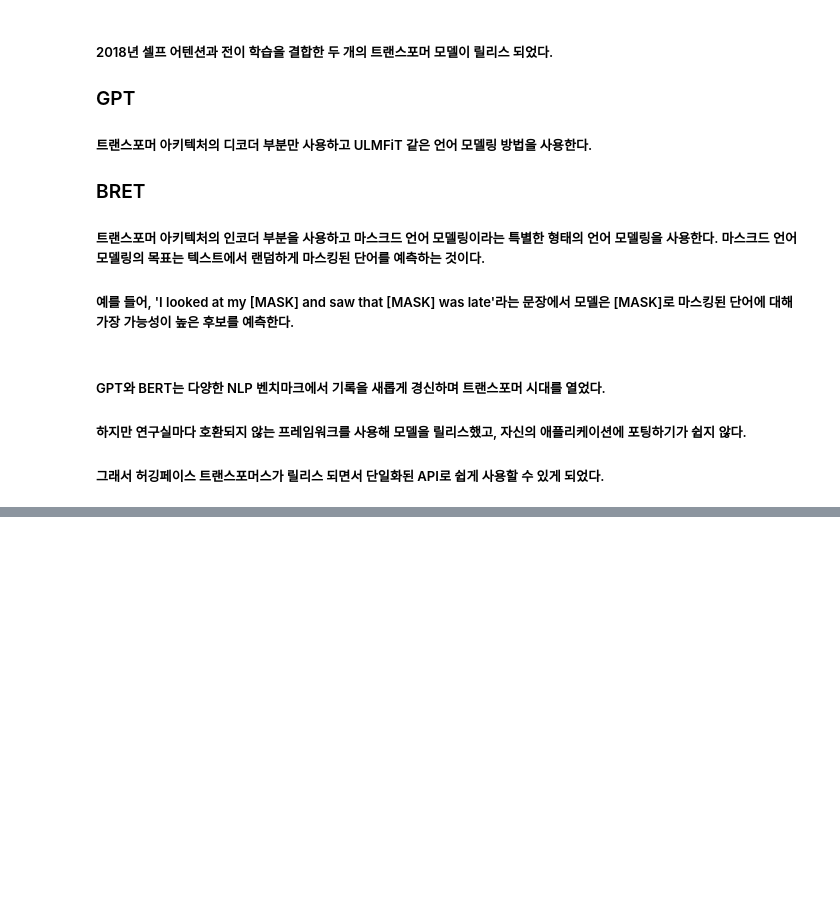
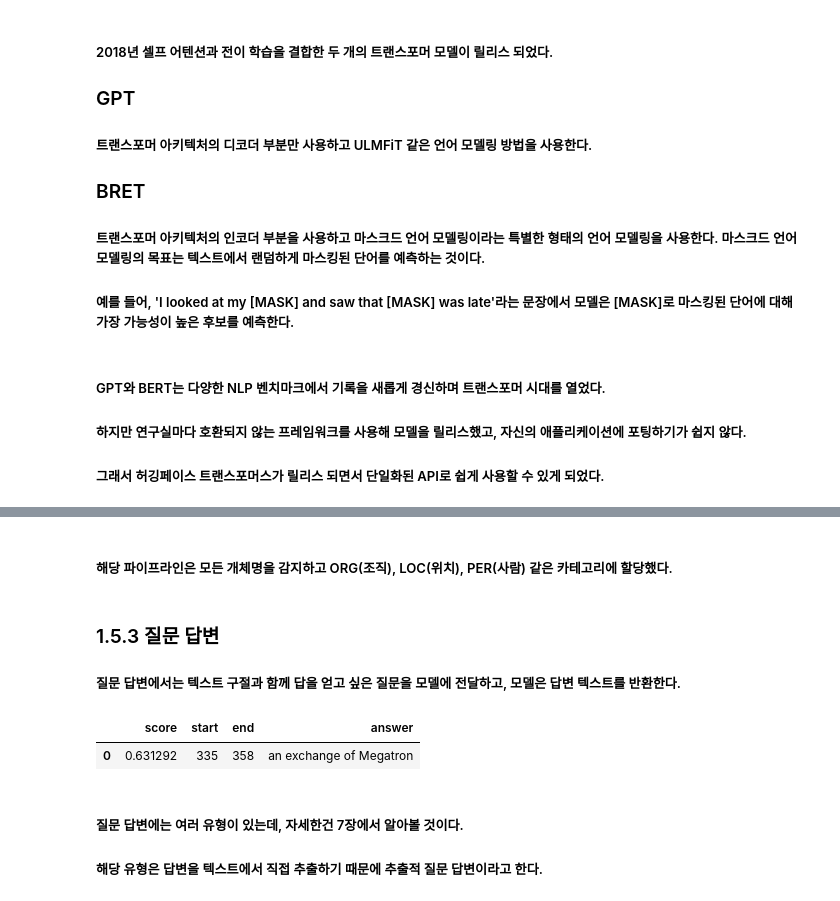
Before and after one commit to JunSeokCheon/NLP-using-transformers, a Jupyter notebook: Chapter01/Introduction to Transformers.ipynb, the cells around one changed output, grey strips where cells are left out. Saved outputs shown, nothing was run; the diff lists cells and outputs as text; code cells hidden in the pictures; blank space fills up the shorter version.

```diff
--- a/Chapter01/Introduction to Transformers.ipynb
+++ b/Chapter01/Introduction to Transformers.ipynb
@@ -113,0 +175,16 @@ Go to Runtime > Change runtime type and select a GPU hardware accelerator.
+# %% [markdown]
+##### 해당 파이프라인은 모든 개체명을 감지하고 ORG(조직), LOC(위치), PER(사람) 같은 카테고리에 할당했다.
+# %% [markdown]
+### 1.5.3 질문 답변
+##### 질문 답변에서는 텍스트 구절과 함께 답을 얻고 싶은 질문을 모델에 전달하고, 모델은 답변 텍스트를 반환한다.
+# %%
+reader = pipeline("question-answering")
+question = "What does the customer want?"
+outputs = reader(question=question, context=text)
+pd.DataFrame([outputs])
+# %% [output]
+|  | score | start | end | answer |
+| 0 | 0.631292 | 335 | 358 | an exchange of Megatron |
+# %% [markdown]
+##### 질문 답변에는 여러 유형이 있는데, 자세한건 7장에서 알아볼 것이다.
+##### 해당 유형은 답변을 텍스트에서 직접 추출하기 때문에 **추출적 질문 답변**이라고 한다.
```
Also changed, not shown: parts of 22 cells of this notebook.
